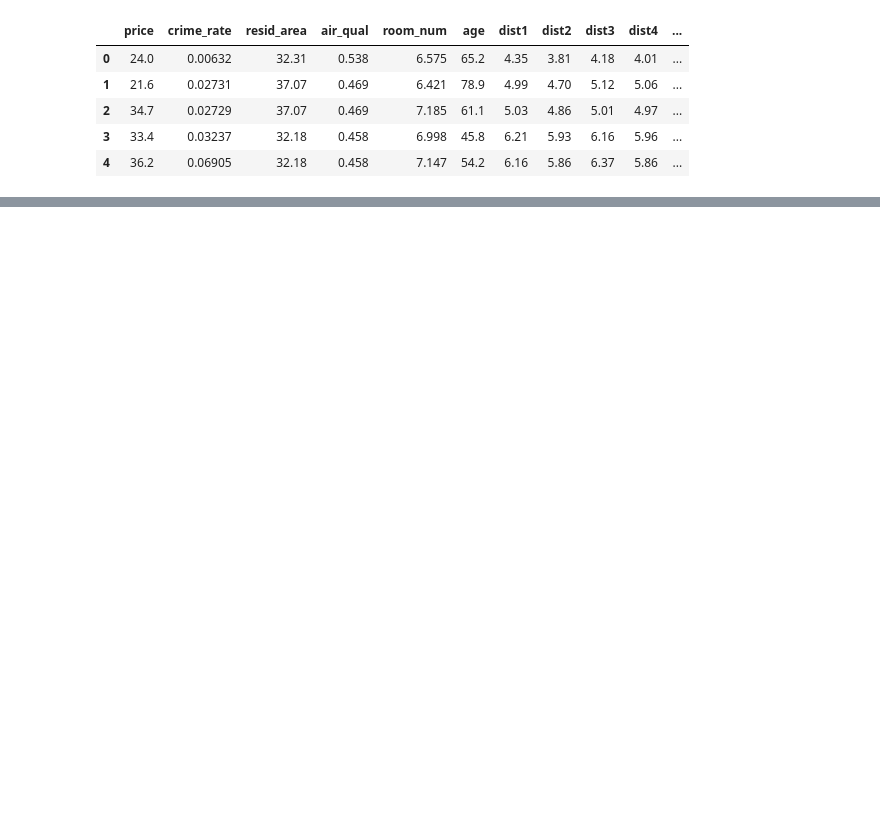
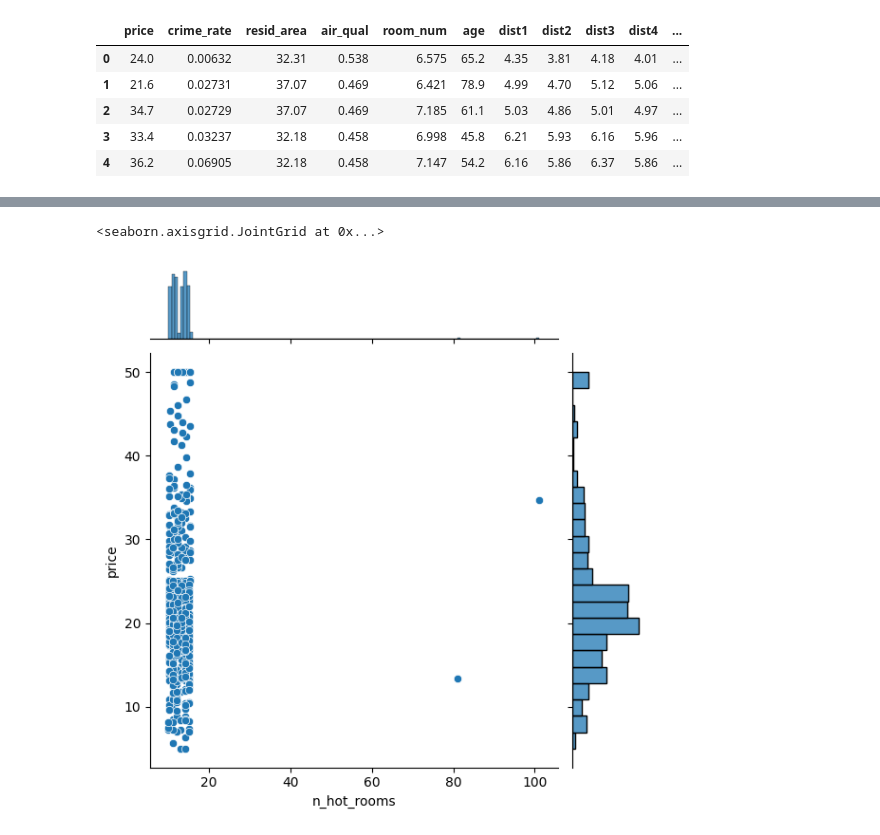
Before and after one commit to Fauzan555/House_price_prediction, a Jupyter notebook: House_pridict.ipynb, the cells around one changed output, grey strips where cells are left out. Drawn from its saved outputs; the diff is of its cells as text; code cells hidden in the pictures; blank space fills up the shorter version.

Commit message:
analyzing house_price_data

```diff
--- a/House_pridict.ipynb
+++ b/House_pridict.ipynb
@@ -3,7 +3,7 @@ import pandas as pd
 import numpy as np
 import seaborn as sns
 # %%
-df=pd.read_csv("House_Price.csv")
+df=pd.read_csv("House_Price.csv",header=0)
 # %%
 df.head()
 # %% [output]
@@ -15,0 +32,5 @@ df.head()
+# %%
+sns.jointplot(x='n_hot_rooms',y='price',data=df)
+# %% [output]
+<seaborn.axisgrid.JointGrid at 0x...>
+[figure, added]
```
Also changed, not shown: parts of 5 cells of this notebook.
